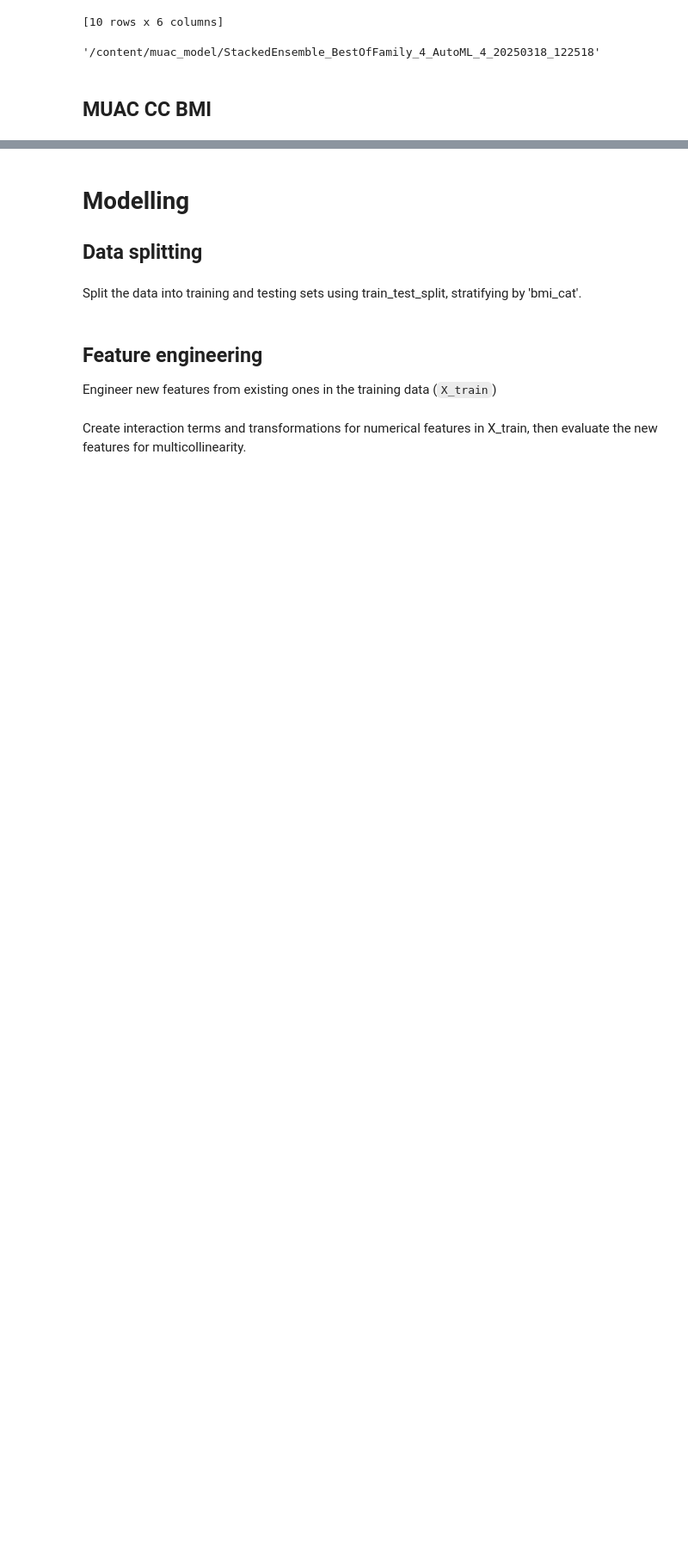
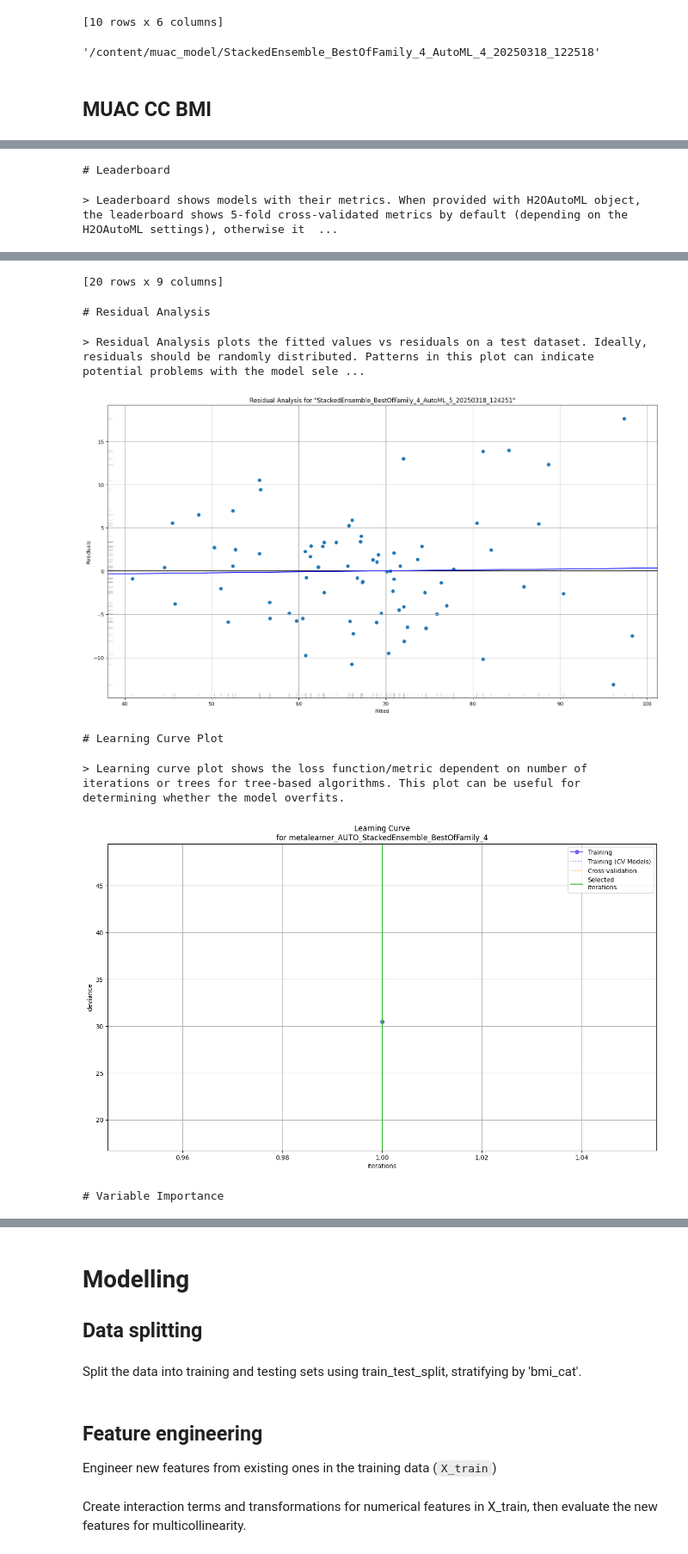
Before and after one commit to KomlaRD/Adult-Weight-Estimation, a Jupyter notebook: muac_machine_learning.ipynb, the cells around one changed output, grey strips where cells are left out. Shown at 86% size. Cells and saved outputs as stored; diff of their text form; code cells hidden in the pictures; blank space fills up the shorter version.

```diff
--- a/muac_machine_learning.ipynb
+++ b/muac_machine_learning.ipynb
@@ -844 +846,10 @@ Cross-Validation Metrics Summary:
 [tips] Use `model.explain()` to inspect the model. -- Use `h2o.display.toggle_user_tips()` to switch on/off this section.
+# %%
+# Explain leader model & compare with all AutoML models
+exa = model_cc_muac_bmi.explain(test_cc_muac_bmi)
+
+# Explain a single H2O model (e.g. leader model from AutoML)
+exm = model_cc_muac_bmi.leader.explain(test_cc_muac_bmi)
+# %% [output]
+# Leaderboard
+> Leaderboard shows models with their metrics. When provided with H2OAutoML object, the leaderboard shows 5-fold cross-validated metrics by default (depending on the H2OAutoML settings), otherwise it  ...
@@ -844,0 +873,8 @@ Cross-Validation Metrics Summary:
+[20 rows x 9 columns]
+# Residual Analysis
+> Residual Analysis plots the fitted values vs residuals on a test dataset. Ideally, residuals should be randomly distributed. Patterns in this plot can indicate potential problems with the model sele ...
+[figure, added]
+# Learning Curve Plot
+> Learning curve plot shows the loss function/metric dependent on number of iterations or trees for tree-based algorithms. This plot can be useful for determining whether the model overfits.
+[figure, added]
+# Variable Importance
```
Also changed, not shown: parts of 7 cells of this notebook.
